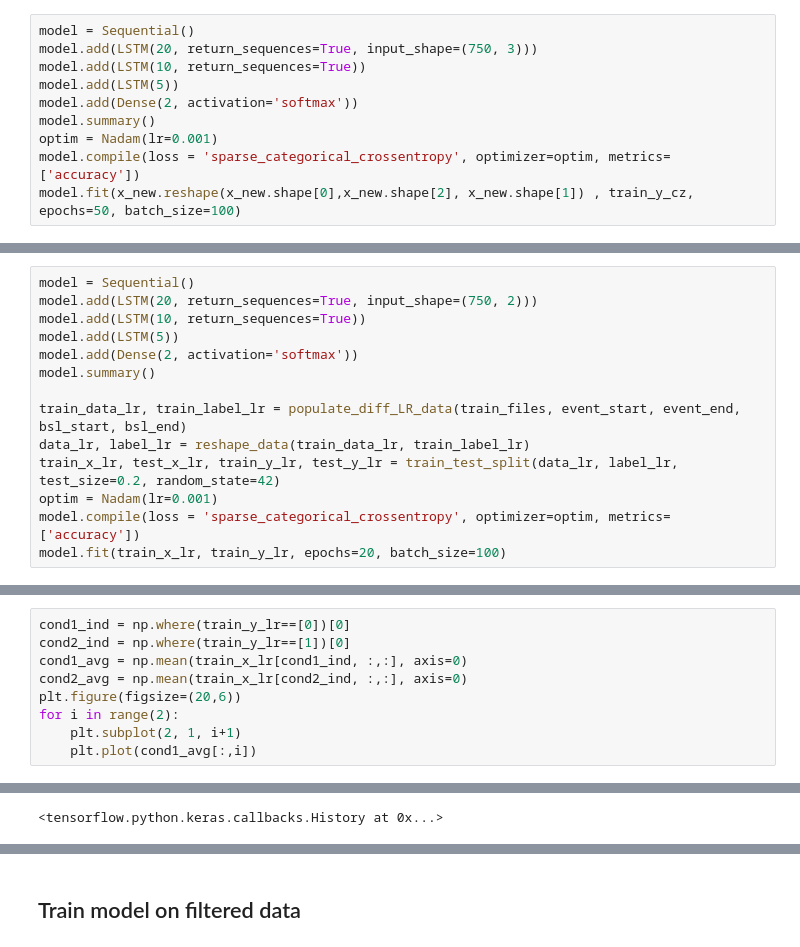
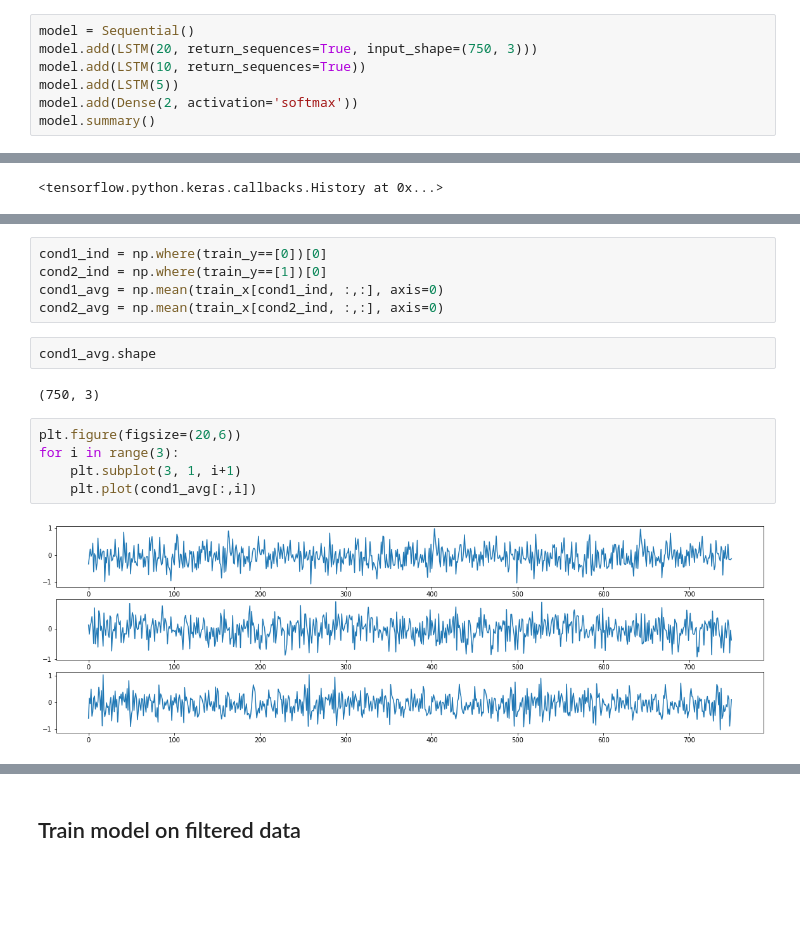
Before and after one commit to xuanyuw/LSTM_EEG_Classification, a Jupyter notebook: LSTM_EEG_Classification.ipynb, the cells around one changed output, grey strips where cells are left out. Saved outputs shown, nothing was run; the diff lists cells and outputs as text; blank space fills up the shorter version.

```diff
--- a/LSTM_EEG_Classification.ipynb
+++ b/LSTM_EEG_Classification.ipynb
@@ -337,7 +259,4 @@ model.add(LSTM(10, return_sequences=True))
 model.add(LSTM(5))
 model.add(Dense(2, activation='softmax'))
 model.summary()
-optim = Nadam(lr=0.001)
-model.compile(loss = 'sparse_categorical_crossentropy', optimizer=optim, metrics=['accuracy'])
-model.fit(x_new.reshape(x_new.shape[0],x_new.shape[2], x_new.shape[1]) , train_y_cz, epochs=50, batch_size=100)
 # %% [output]
@@ -441,14 +278,0 @@ print(score, acc)
-# %%
-model = Sequential()
-model.add(LSTM(20, return_sequences=True, input_shape=(750, 2)))
-model.add(LSTM(10, return_sequences=True))
-model.add(LSTM(5))
-model.add(Dense(2, activation='softmax'))
-model.summary()
-
-train_data_lr, train_label_lr = populate_diff_LR_data(train_files, event_start, event_end, bsl_start, bsl_end)
-data_lr, label_lr = reshape_data(train_data_lr, train_label_lr)
-train_x_lr, test_x_lr, train_y_lr, test_y_lr = train_test_split(data_lr, label_lr, test_size=0.2, random_state=42)
-optim = Nadam(lr=0.001)
-model.compile(loss = 'sparse_categorical_crossentropy', optimizer=optim, metrics=['accuracy'])
-model.fit(train_x_lr, train_y_lr, epochs=20, batch_size=100)
@@ -474,9 +278,0 @@ Epoch 20/20
-# %%
-cond1_ind = np.where(train_y_lr==[0])[0]
-cond2_ind = np.where(train_y_lr==[1])[0]
-cond1_avg = np.mean(train_x_lr[cond1_ind, :,:], axis=0)
-cond2_avg = np.mean(train_x_lr[cond2_ind, :,:], axis=0)
-plt.figure(figsize=(20,6))
-for i in range(2):
-    plt.subplot(2, 1, i+1)
-    plt.plot(cond1_avg[:,i])
@@ -576,0 +314,16 @@ plt.ylim([-5, 5])
+# %%
+cond1_ind = np.where(train_y==[0])[0]
+cond2_ind = np.where(train_y==[1])[0]
+cond1_avg = np.mean(train_x[cond1_ind, :,:], axis=0)
+cond2_avg = np.mean(train_x[cond2_ind, :,:], axis=0)
+# %%
+cond1_avg.shape
+# %% [output]
+(750, 3)
+# %%
+plt.figure(figsize=(20,6))
+for i in range(3):
+    plt.subplot(3, 1, i+1)
+    plt.plot(cond1_avg[:,i])
+# %% [output]
+[figure, added]
```
Also changed, not shown: parts of 43 cells of this notebook, 45 other files.
